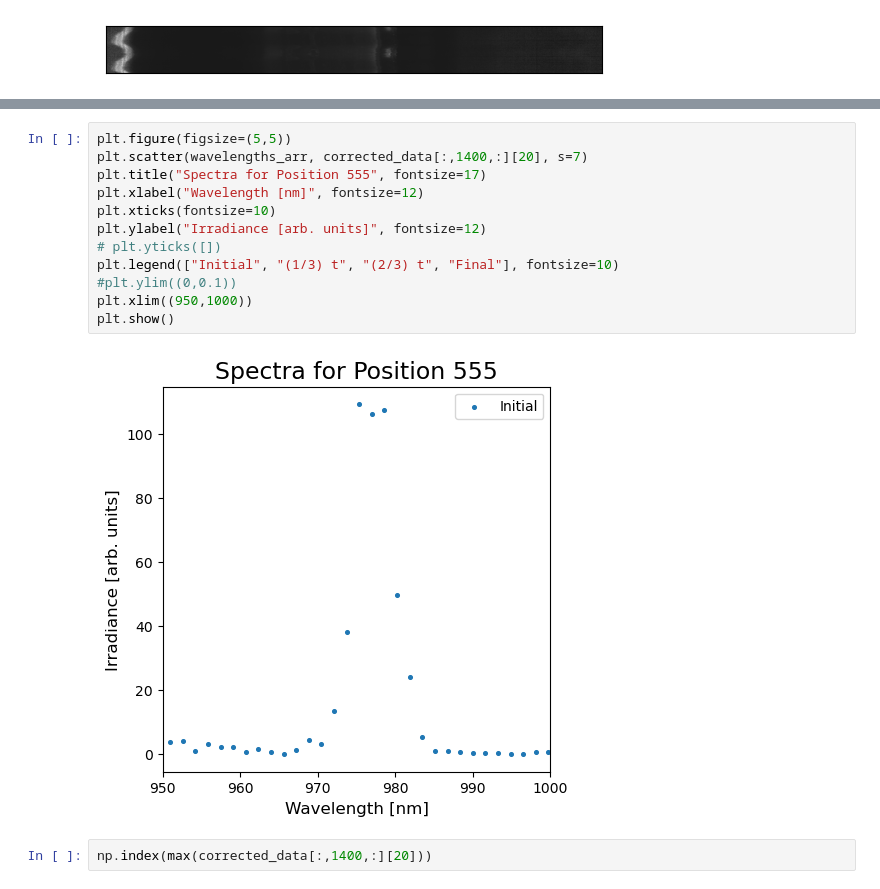
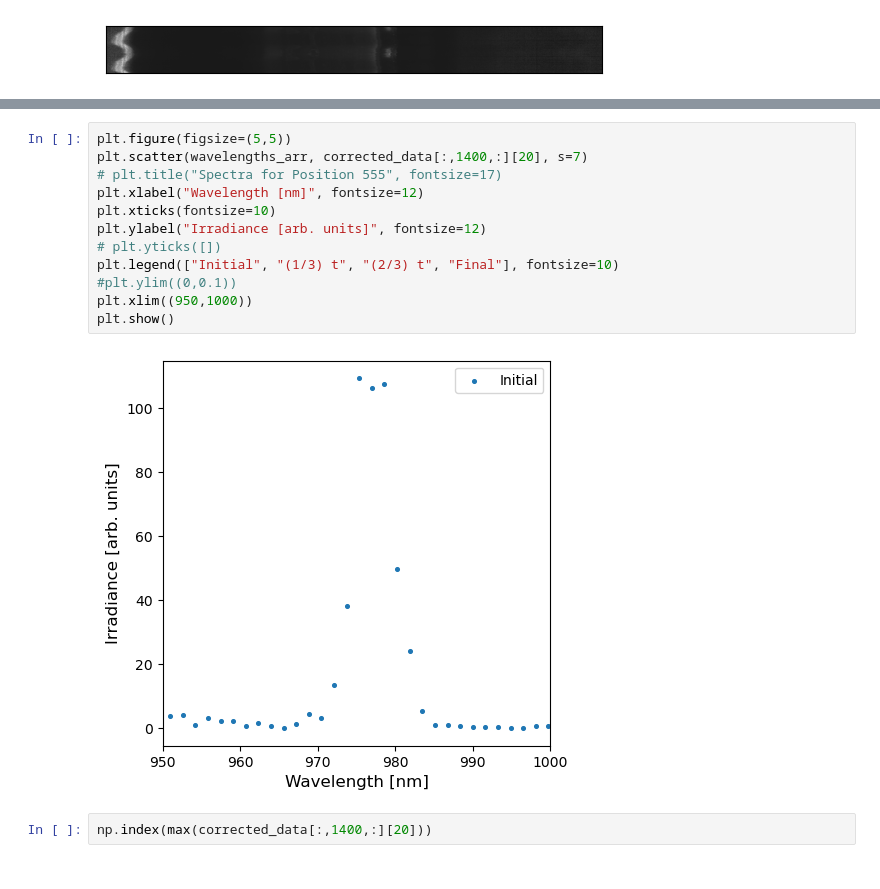
Before and after one commit to NamanJParikh/reu2024-hyperspectral-camera, a Jupyter notebook: PyrometryAnalysis/emission-spectra.ipynb, the cells around one changed output, grey strips where cells are left out. Saved outputs shown, nothing was run; the diff lists cells and outputs as text.

Commit message:
Making presentation plots

```diff
--- a/PyrometryAnalysis/emission-spectra.ipynb
+++ b/PyrometryAnalysis/emission-spectra.ipynb
@@ -145,17 +173,17 @@ Wavelengths: [ 399.471  401.098  402.725  404.351  405.978  407.605  409.232  41
 # %%
 plt.figure(figsize=(5,5))
 plt.scatter(wavelengths_arr, corrected_data[:,1400,:][20], s=7)
-plt.title("Spectra for Position 555", fontsize=17)
+# plt.title("Spectra for Position 555", fontsize=17)
 plt.xlabel("Wavelength [nm]", fontsize=12)
 plt.xticks(fontsize=10)
 plt.ylabel("Irradiance [arb. units]", fontsize=12)
 # plt.yticks([])
 plt.legend(["Initial", "(1/3) t", "(2/3) t", "Final"], fontsize=10)
 #plt.ylim((0,0.1))
 plt.xlim((950,1000))
 plt.show()
 # %% [output]
-[figure, old version]
+[figure, new version]
 # %%
 np.index(max(corrected_data[:,1400,:][20]))
 # %% [output]
```
Also changed, not shown: parts of 2 cells of this notebook, 1 other file.
